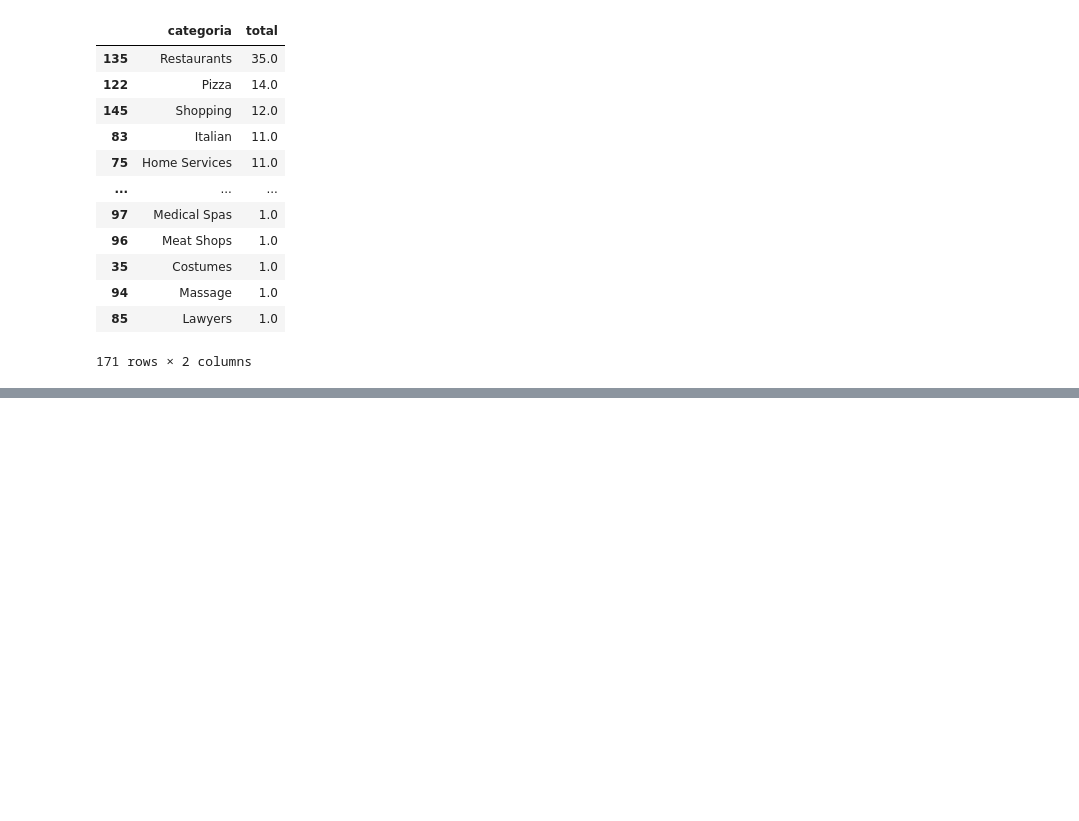
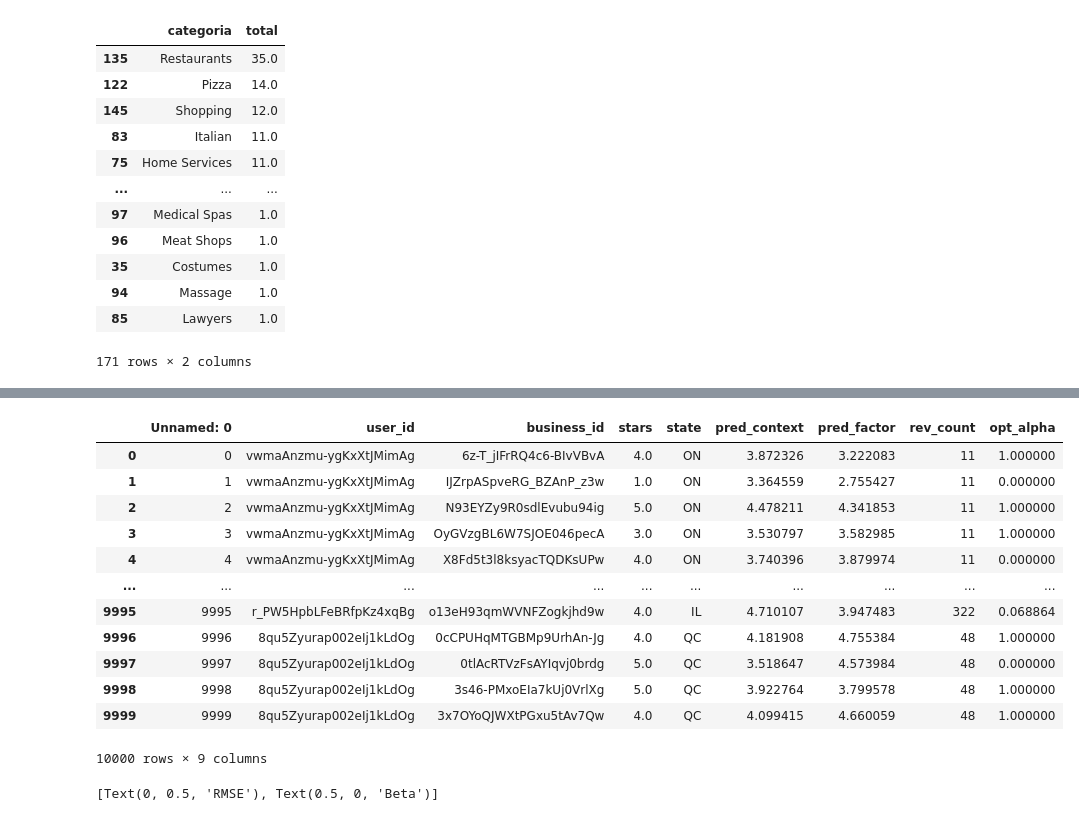
Before and after one commit to minigonche/sistemas_de_recomendacion_2020, a Jupyter notebook: talleres/taller_2/Constructor Modelos Contexto.ipynb, the cells around one changed output, grey strips where cells are left out. Drawn from its saved outputs; the diff is of its cells as text; code cells hidden in the pictures; blank space fills up the shorter version.

```diff
--- a/talleres/taller_2/Constructor Modelos Contexto.ipynb
+++ b/talleres/taller_2/Constructor Modelos Contexto.ipynb
@@ -1051,0 +1413,34 @@ final_dict
+# %%
+df_train = pd.read_csv('~/Documentos/sistemas_de_recomendacion_2020/website/talleres/train.csv')
+df_train.rev_count = df_train.rev_count.astype(int)
+df_train
+# %% [output]
+|  | Unnamed: 0 | user_id | business_id | stars | state | pred_context | pred_factor | rev_count | opt_alpha |
+| 0 | 0 | vwmaAnzmu-ygKxXtJMimAg | 6z-T_jIFrRQ4c6-BIvVBvA | 4.0 | ON | 3.872326 | 3.222083 | 11 | 1.000000 |
+| 1 | 1 | vwmaAnzmu-ygKxXtJMimAg | IJZrpASpveRG_BZAnP_z3w | 1.0 | ON | 3.364559 | 2.755427 | 11 | 0.000000 |
+| 2 | 2 | vwmaAnzmu-ygKxXtJMimAg | N93EYZy9R0sdlEvubu94ig | 5.0 | ON | 4.478211 | 4.341853 | 11 | 1.000000 |
+| 3 | 3 | vwmaAnzmu-ygKxXtJMimAg | OyGVzgBL6W7SJOE046pecA | 3.0 | ON | 3.530797 | 3.582985 | 11 | 1.000000 |
+| 4 | 4 | vwmaAnzmu-ygKxXtJMimAg | X8Fd5t3l8ksyacTQDKsUPw | 4.0 | ON | 3.740396 | 3.879974 | 11 | 0.000000 |
+| ... | ... | ... | ... | ... | ... | ... | ... | ... | ... |
+| 9995 | 9995 | r_PW5HpbLFeBRfpKz4xqBg | o13eH93qmWVNFZogkjhd9w | 4.0 | IL | 4.710107 | 3.947483 | 322 | 0.068864 |
+| 9996 | 9996 | 8qu5Zyurap002eIj1kLdOg | 0cCPUHqMTGBMp9UrhAn-Jg | 4.0 | QC | 4.181908 | 4.755384 | 48 | 1.000000 |
+| 9997 | 9997 | 8qu5Zyurap002eIj1kLdOg | 0tlAcRTVzFsAYIqvj0brdg | 5.0 | QC | 3.518647 | 4.573984 | 48 | 0.000000 |
+| 9998 | 9998 | 8qu5Zyurap002eIj1kLdOg | 3s46-PMxoEIa7kUj0VrlXg | 5.0 | QC | 3.922764 | 3.799578 | 48 | 1.000000 |
+| 9999 | 9999 | 8qu5Zyurap002eIj1kLdOg | 3x7OYoQJWXtPGxu5tAv7Qw | 4.0 | QC | 4.099415 | 4.660059 | 48 | 1.000000 |
+10000 rows × 9 columns
+# %%
+import seaborn as sns
+import pandas as pd
+from jupyterthemes import jtplot
+import matplotlib.pyplot as plt
+%matplotlib inline
+
+jtplot.reset()
+
+sns.set_palette("Paired")
+plt.figure(figsize=(12, 5))
+ax = sns.scatterplot(data = df_train, x = 'rev_count', y = 'opt_alpha')
+ax.set_title('Ajuste Parámetro Beta por Lugar', fontsize=20)
+ax.set(xlabel='Beta', ylabel='RMSE')
+# %% [output]
+[Text(0, 0.5, 'RMSE'), Text(0.5, 0, 'Beta')]
```
Also changed, not shown: parts of 11 cells of this notebook, 6 other files.
